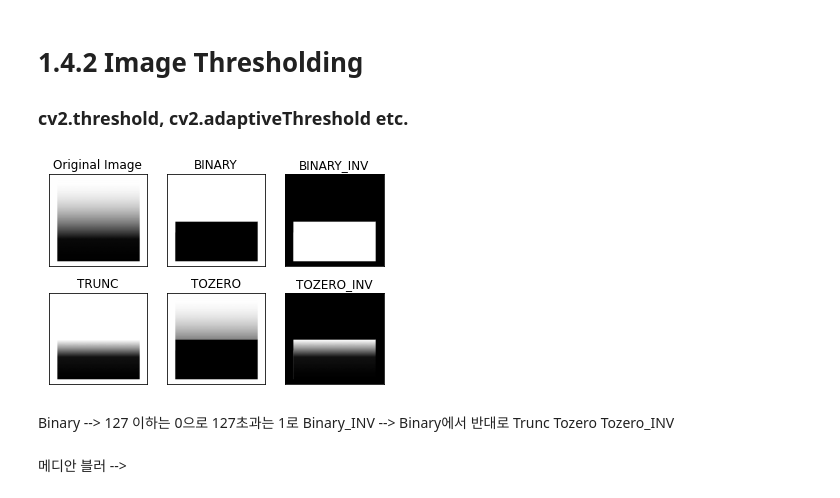
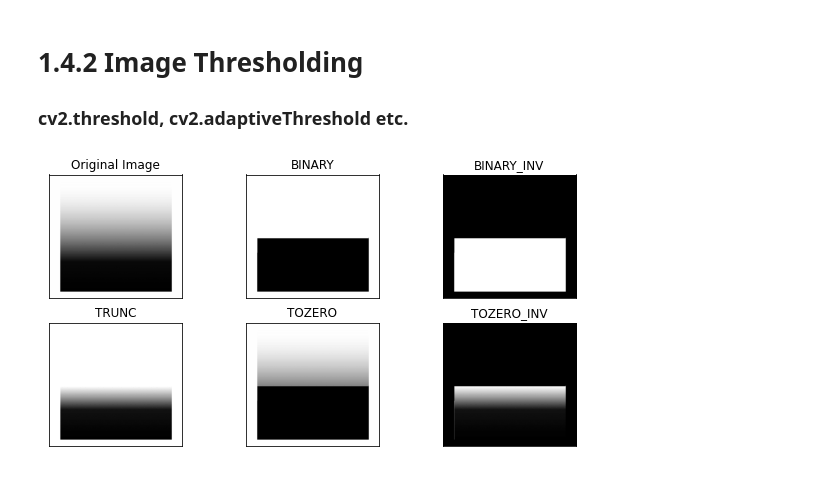
Before and after one commit to expbox77/ComputerVision20212, a Jupyter notebook: OpenCV21/C142.ipynb, the cells around one changed output. Saved outputs shown, nothing was run; the diff lists cells and outputs as text; code cells hidden in the pictures.

```diff
--- a/OpenCV21/C142.ipynb
+++ b/OpenCV21/C142.ipynb
@@ -6,36 +6,46 @@
 # %%
 import cv2
 import numpy as np
 from matplotlib import pyplot as plt
 
+# 이미지 임계처리
+# 이진화란 영상을 흑/백으로 분류하여 처리하는 것, 기준이 되는 임계값보다 크면 백, 작으면 흑이 된다.
+# 이때 기준이 되는 임계값을 어떻게 결정할 것인지가 중요한 문제
+
 img = cv2.imread('gradient.png',0)
-ret,thresh1 = cv2.threshold(img,127,255,cv2.THRESH_BINARY)
-ret,thresh2 = cv2.threshold(img,127,255,cv2.THRESH_BINARY_INV)
-ret,thresh3 = cv2.threshold(img,127,255,cv2.THRESH_TRUNC)
-ret,thresh4 = cv2.threshold(img,127,255,cv2.THRESH_TOZERO)
-ret,thresh5 = cv2.threshold(img,127,255,cv2.THRESH_TOZERO_INV)
+
+# cv2.threshold(이미지, 임계값, 임계값을 넘었을 때 적용할 value, 임계처리 방법)
+ret, thresh1 = cv2.threshold(img, 127, 255, cv2.THRESH_BINARY)
+ret, thresh2 = cv2.threshold(img, 127, 255, cv2.THRESH_BINARY_INV)
+ret, thresh3 = cv2.threshold(img, 127, 255, cv2.THRESH_TRUNC)
+ret, thresh4 = cv2.threshold(img, 127, 255, cv2.THRESH_TOZERO)
+ret, thresh5 = cv2.threshold(img, 127, 255, cv2.THRESH_TOZERO_INV)
+
+# ret --> return value
+# cv2.THRESH_BINARY: 임계값보다 크면 value, 아니면 0으로 바꾼다.
+# cv2.THRESH_BINARY_INV: 임계값보다 크면 0, 아니면 value로 바꾸어 준다.(cv2.THRESH_BINARY의 역)
+# cv2.THRESH_TRUNC: 임계값보다 크면 value로 지정, 작으면 기존의 값 그대로 사용한다.
+# cv2.THRESH_TOZERO: 임계값보다 크면 픽셀 값 그대로, 작으면 0으로 할당한다.
+# cv2.THRESH_TOZERO_INV: 임계값보다 크면 0, 작으면 그대로 할당해준다.(cv2.THRESH_TOZERO의 역)
+
 
 titles = ['Original Image','BINARY','BINARY_INV','TRUNC','TOZERO','TOZERO_INV']
 images = [img, thresh1, thresh2, thresh3, thresh4, thresh5]
 
-for i in xrange(6):
+# matplotlib로 볼 때 이미지의 사이즈를 변경하는 것 (10, 5)
+plt.rcParams["figure.figsize"] = (10,5)
+
+# plt.subplot(231) --> 2x3 행렬로 정렬된 표에서 1번째(왼쪽 위부터)
+for i in range(6):
     plt.subplot(2,3,i+1),plt.imshow(images[i],'gray')
     plt.title(titles[i])
     plt.xticks([]),plt.yticks([])
 
 plt.show()
 # %% [output]
-[figure, old version]
+[figure, new version]
-# %% [markdown]
-Binary --> 127 이하는 0으로 127초과는 1로
-Binary_INV --> Binary에서 반대로
-Trunc
-Tozero
-Tozero_INV
 # %%
 # Adaptive Thresholding
-# %% [markdown]
-메디안 블러 -->
 # %%
 import cv2
 import numpy as np
```
Also changed, not shown: parts of 4 cells of this notebook, 5 other files.
